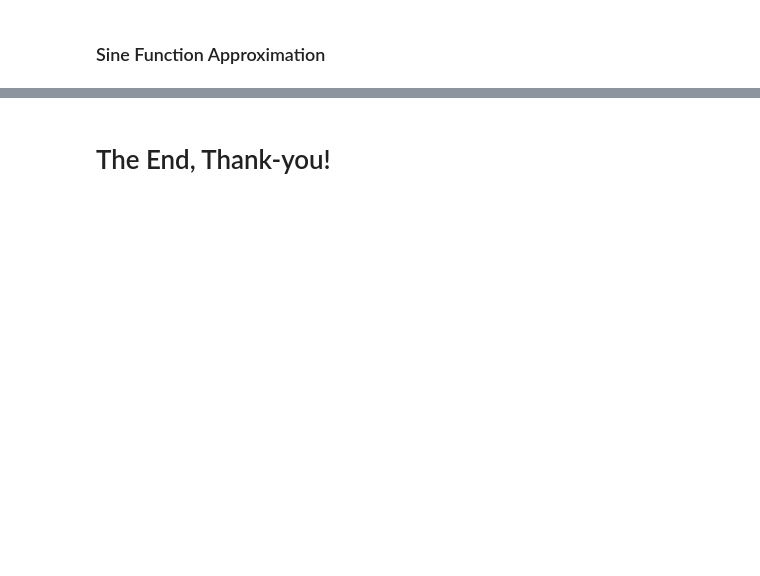
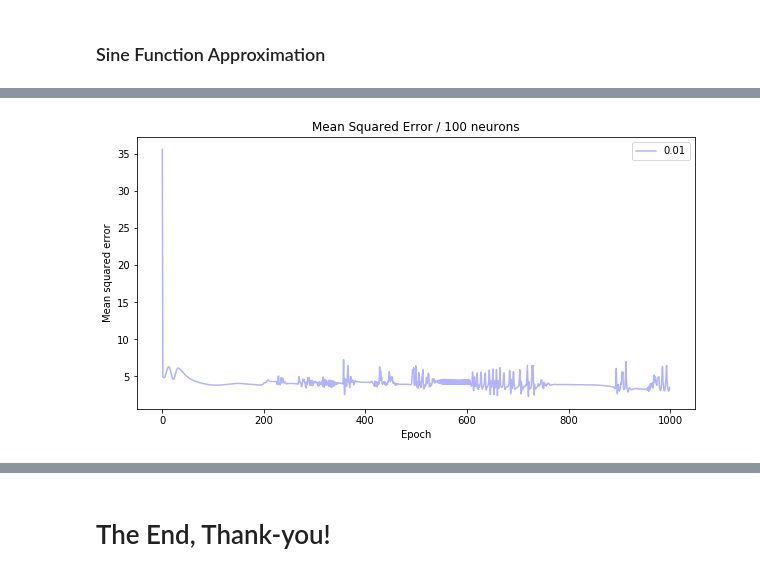
Before and after one commit to pr2tik1/universal-approximation, a Jupyter notebook: nn-approximation.ipynb, the cells around one changed output, grey strips where cells are left out. Cells and saved outputs as stored; diff of their text form; code cells hidden in the pictures; blank space fills up the shorter version.

```diff
--- a/nn-approximation.ipynb
+++ b/nn-approximation.ipynb
@@ -234,0 +244,33 @@ plt.savefig('images/approx_sine.jpeg')
+# %%
+error_list = []
+epoch_list = []
+
+W_1, b_1, W_2, b_2 = parameter_initialize(s)  # Parameter initialize
+
+for epoch in tqdm(range(epochs)):
+    epoch_list.append(epoch)
+    p_3 = torch.linspace(-3,3,100,dtype = dtype, device=device).reshape(100,1)
+    sum = 0
+    for iter in range(p_3.shape[0]):
+
+        a_0 = p_3[iter][0].reshape(1, 1)
+
+        output, n_2, a_1, n_1 = forward(a_0, W_1, W_2, b_1, b_2)
+        target = approximate_function_3(a_0)
+        error = target - output
+        square_error = (error.reshape(-1)[0]) * (error.reshape(-1)[0])
+        sum += square_error
+
+        s_1, s_2 = backward(error, a_1, W_2)
+        W_2, W_1, b_2, b_1 = Update(W_1, W_2, b_1, b_2, lr, s_1, s_2, a_1, a_0)
+    mean_square_error = sum/p_3.shape[0]
+    #print("Epoch {} --> MSE: {}".format(epoch + 1,mean_square_error))
+    error_list.append(mean_square_error)
+
+y = []
+for x in p_3.reshape(-1):
+    y.append(approximate_function_3(x))
+# %%
+plot_error(lr, s, epoch_list, error_list)
+# %% [output]
+[figure, added]
```
Also changed, not shown: parts of 13 cells of this notebook.
